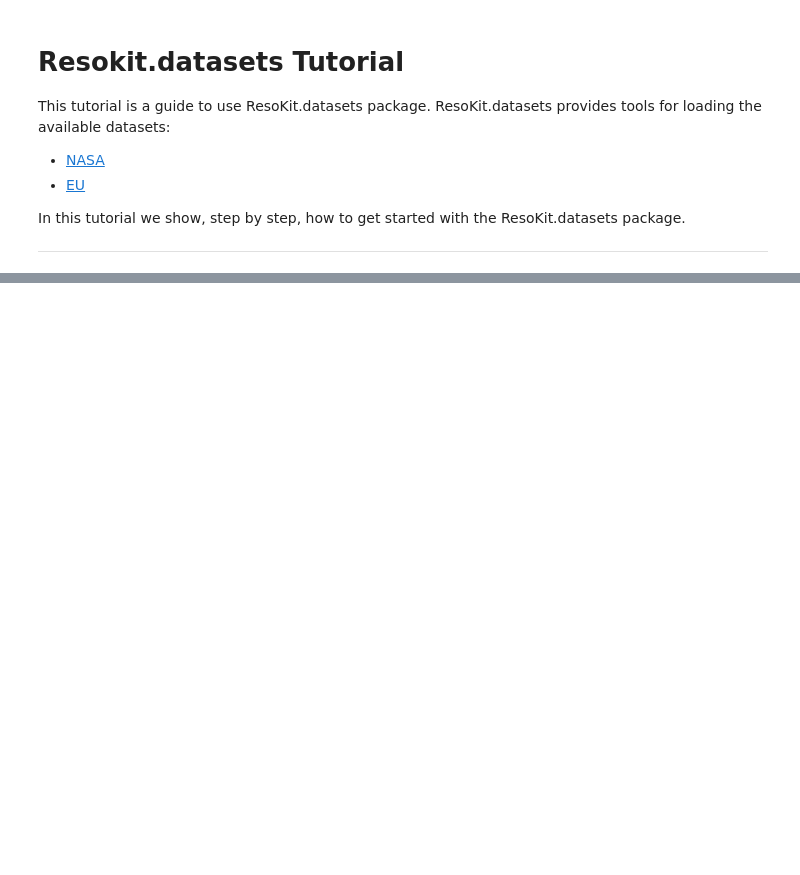
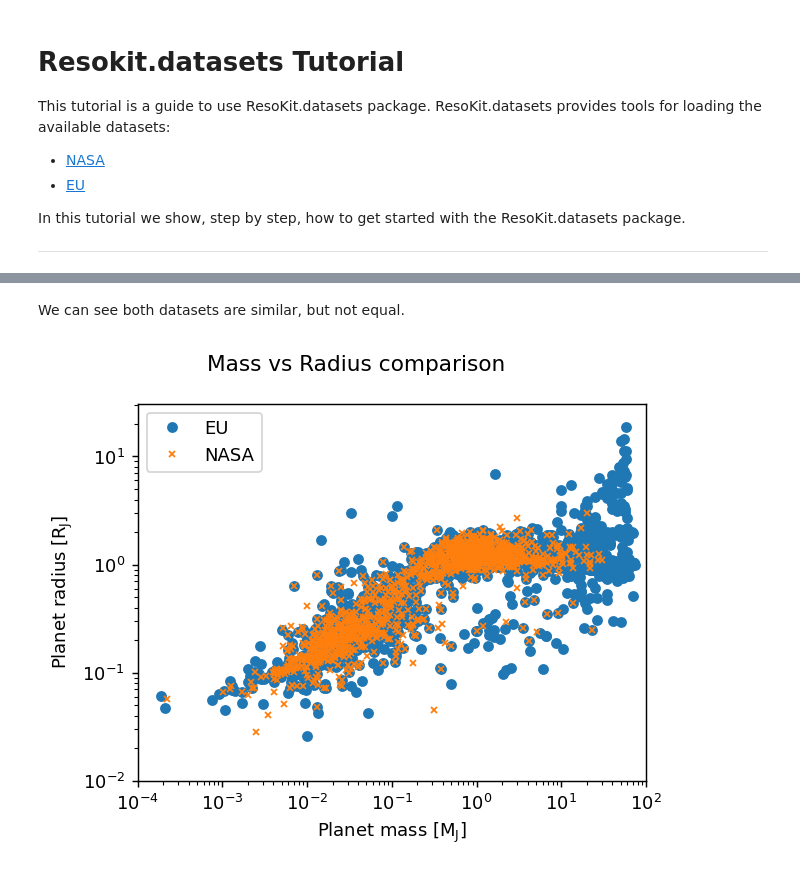
Before and after one commit to Gianuzzi/ResoKit, a Jupyter notebook: docs/source/tutorials/io.ipynb, the cells around one changed output, grey strips where cells are left out. Drawn from its saved outputs; the diff is of its cells as text; code cells hidden in the pictures; blank space fills up the shorter version.

```diff
--- a/docs/source/tutorials/io.ipynb
+++ b/docs/source/tutorials/io.ipynb
@@ -86,2 +155,20 @@ Last modified: 2024-10-14 16:57:08 (58 days ago)
+# %% [markdown]
+We can see both datasets are similar, but not equal.
+# %%
+plt.figure(figsize=(5,4), dpi=130)
+plt.plot(eu.mass, eu.radius, ".", ms=10, label="EU")
+plt.plot(nasa.mass, nasa.radius, "x", ms=3, label="NASA")
+plt.semilogx()
+plt.semilogy()
+plt.xlabel("Planet mass [M$_\\mathrm{J}$]")
+plt.ylabel("Planet radius [R$_\\mathrm{J}$]")
+plt.suptitle("Mass vs Radius comparison")
+plt.xlim(1e-4, 1e2)
+plt.ylim(bottom=1e-2)
+plt.legend()
+plt.tight_layout()
+plt.show()
+# %% [output]
+[figure, added]
 # %%
 plt.figure(figsize=(5,4), dpi=130)
```
Also changed, not shown: parts of 27 cells of this notebook, 1 other file.
